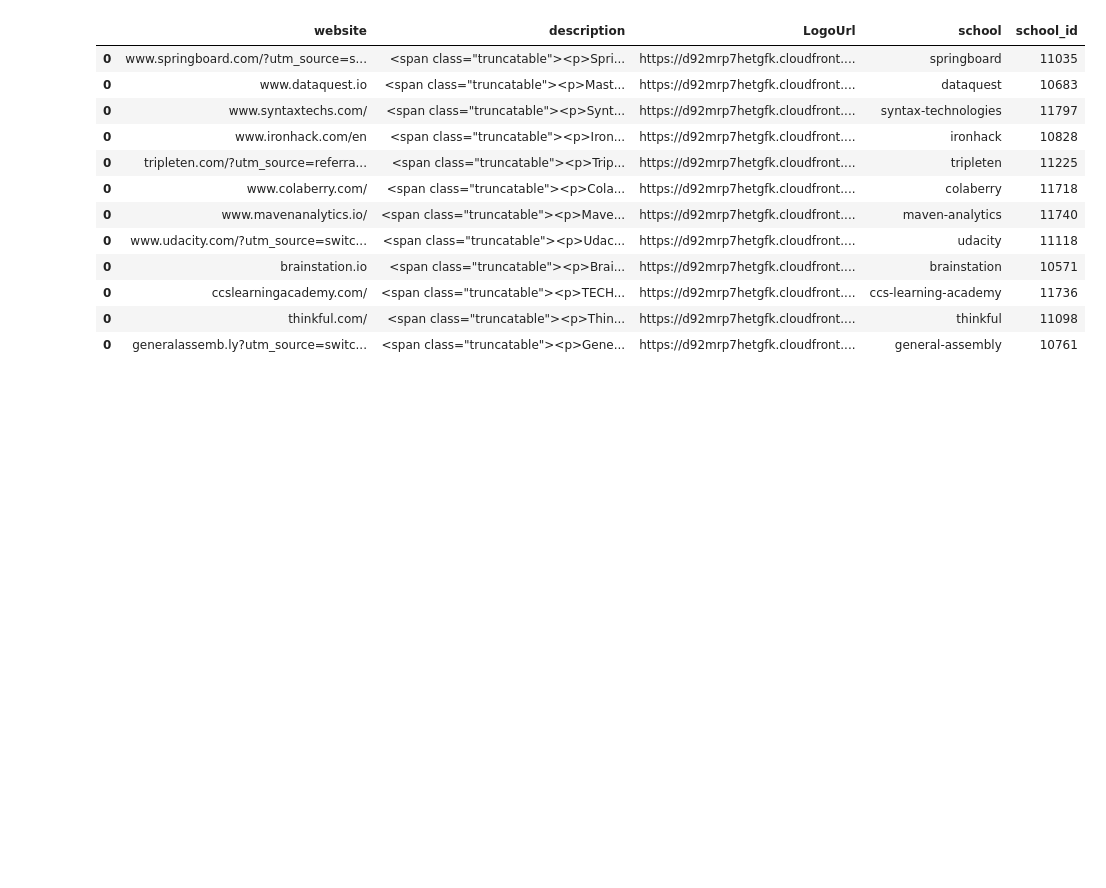
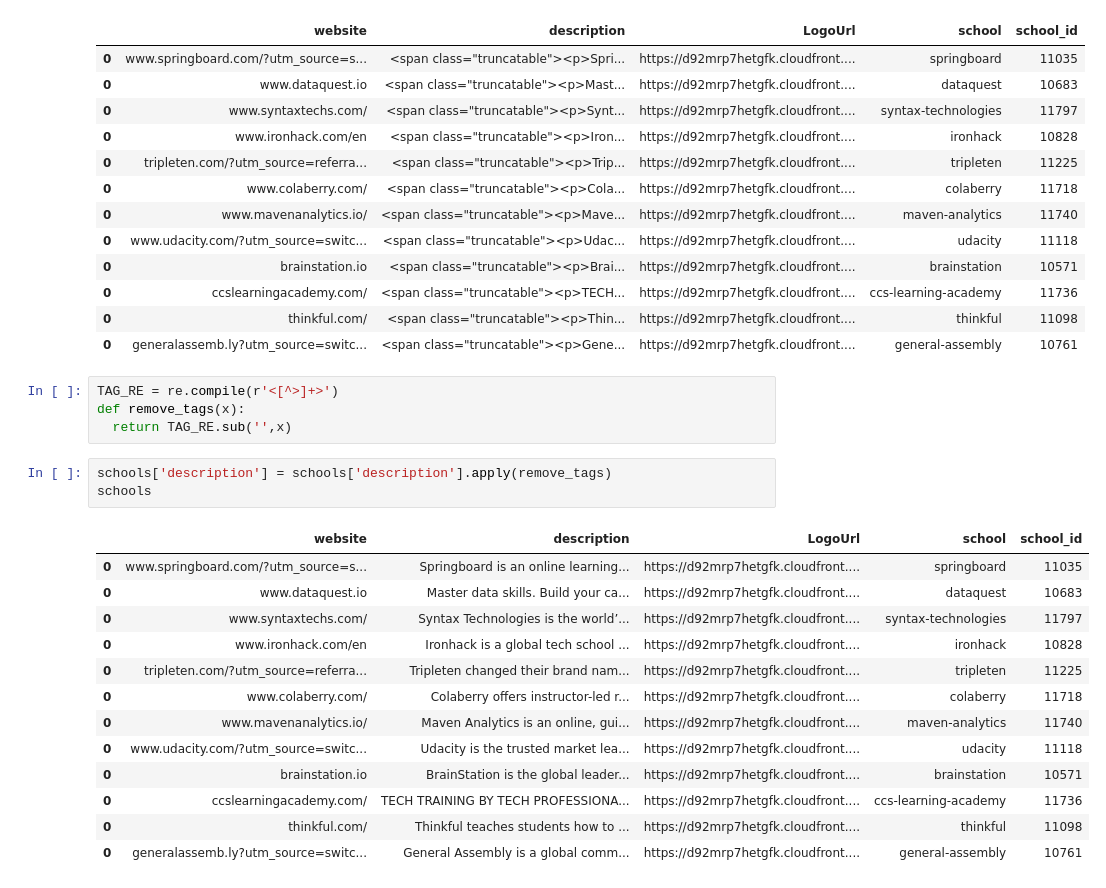
Before and after one commit to MeenuDSaini/project_sql, a Jupyter notebook: switchup_scraper.ipynb, the cells around one changed output. Saved outputs shown, nothing was run; the diff lists cells and outputs as text; blank space fills up the shorter version.

```diff
--- a/switchup_scraper.ipynb
+++ b/switchup_scraper.ipynb
@@ -316,3 +485,24 @@ schools
 | 0 | ccslearningacademy.com/ | <span class="truncatable"><p>TECH... | https://d92mrp7hetgfk.cloudfront.... | ccs-learning-academy | 11736 |
 | 0 | thinkful.com/ | <span class="truncatable"><p>Thin... | https://d92mrp7hetgfk.cloudfront.... | thinkful | 11098 |
 | 0 | generalassemb.ly?utm_source=switc... | <span class="truncatable"><p>Gene... | https://d92mrp7hetgfk.cloudfront.... | general-assembly | 10761 |
+# %%
+TAG_RE = re.compile(r'<[^>]+>')
+def remove_tags(x):
+  return TAG_RE.sub('',x)
+# %%
+schools['description'] = schools['description'].apply(remove_tags)
+schools
+# %% [output]
+|  | website | description | LogoUrl | school | school_id |
+| 0 | www.springboard.com/?utm_source=s... | Springboard is an online learning... | https://d92mrp7hetgfk.cloudfront.... | springboard | 11035 |
+| 0 | www.dataquest.io | Master data skills. Build your ca... | https://d92mrp7hetgfk.cloudfront.... | dataquest | 10683 |
+| 0 | www.syntaxtechs.com/ | Syntax Technologies is the world’... | https://d92mrp7hetgfk.cloudfront.... | syntax-technologies | 11797 |
+| 0 | www.ironhack.com/en | Ironhack is a global tech school ... | https://d92mrp7hetgfk.cloudfront.... | ironhack | 10828 |
+| 0 | tripleten.com/?utm_source=referra... | Tripleten changed their brand nam... | https://d92mrp7hetgfk.cloudfront.... | tripleten | 11225 |
+| 0 | www.colaberry.com/ | Colaberry offers instructor-led r... | https://d92mrp7hetgfk.cloudfront.... | colaberry | 11718 |
+| 0 | www.mavenanalytics.io/ | Maven Analytics is an online, gui... | https://d92mrp7hetgfk.cloudfront.... | maven-analytics | 11740 |
+| 0 | www.udacity.com/?utm_source=switc... | Udacity is the trusted market lea... | https://d92mrp7hetgfk.cloudfront.... | udacity | 11118 |
+| 0 | brainstation.io | BrainStation is the global leader... | https://d92mrp7hetgfk.cloudfront.... | brainstation | 10571 |
+| 0 | ccslearningacademy.com/ | TECH TRAINING BY TECH PROFESSIONA... | https://d92mrp7hetgfk.cloudfront.... | ccs-learning-academy | 11736 |
+| 0 | thinkful.com/ | Thinkful teaches students how to ... | https://d92mrp7hetgfk.cloudfront.... | thinkful | 11098 |
+| 0 | generalassemb.ly?utm_source=switc... | General Assembly is a global comm... | https://d92mrp7hetgfk.cloudfront.... | general-assembly | 10761 |
```
Also changed, not shown: parts of 33 cells of this notebook, 6 other files.
